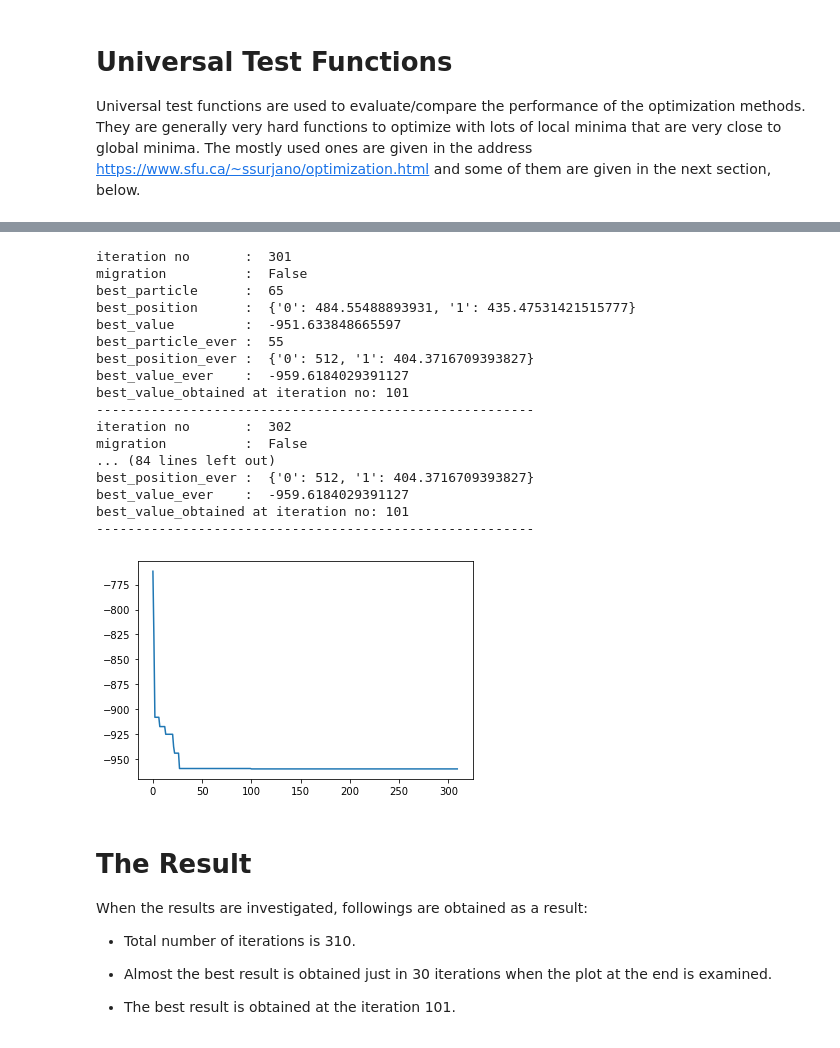
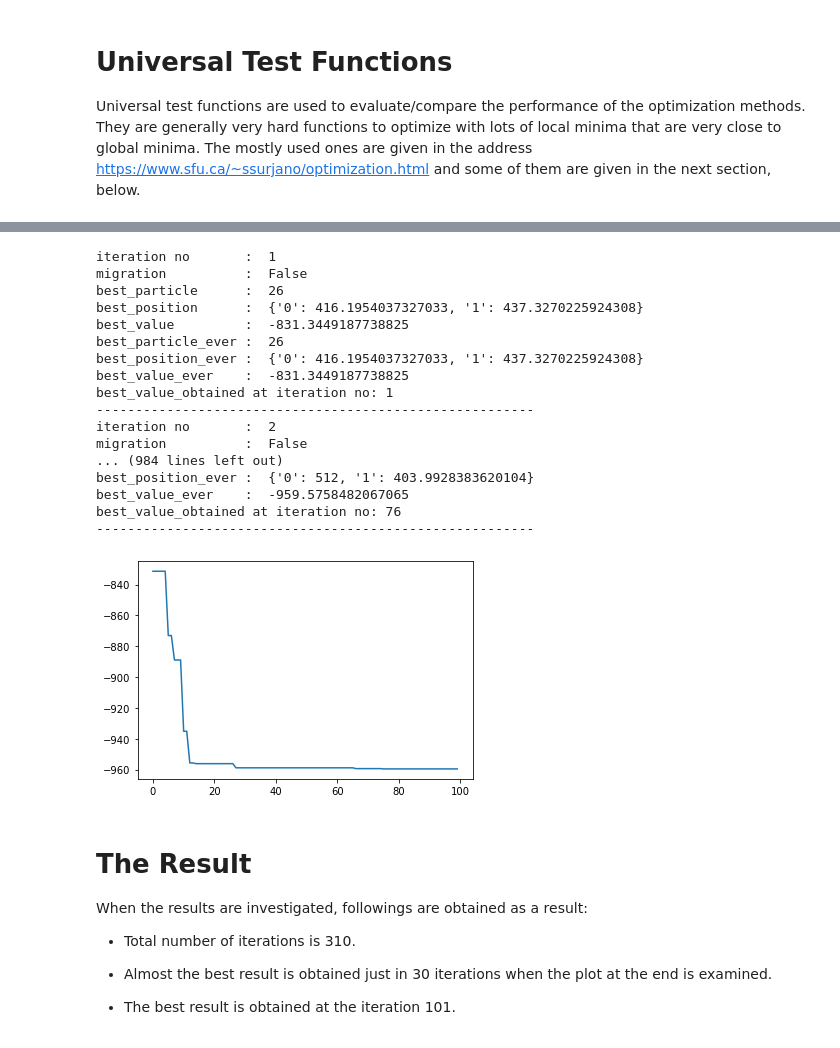
Before and after one commit to ibrahimkaya754/Particle-Swarm-Optimization-PSO-, a Jupyter notebook: PSO.ipynb, the cells around one changed output, grey strips where cells are left out. Saved outputs shown, nothing was run; the diff lists cells and outputs as text; code cells hidden in the pictures.

```diff
--- a/PSO.ipynb
+++ b/PSO.ipynb
@@ -39,10 +39,10 @@ class swarm():
         self.member       = {}
         self.pmig         = pmig
         self.iteration_no = 0
-        self.migrationexists = migrationexists
-        self.__coefficients()
+        self.migrationexists      = migrationexists
         self.best_value_iteration = 0
         self.best_value           = list([10**8])
+        self.__coefficients_()
 
         if self.func.__name__   == 'egg':
             self.lowerbounds  = [-512,-512]
@@ -75,7 +75,7 @@ class swarm():
         self._evaluate_fitness()
         self._distance()
 
-    def __coefficients(self):
+    def __coefficients_(self):
         self.BLUE  = (0,0,255)
         self.WHITE = (255,255,255)
         self.BLACK = (0,0,0)
@@ -383,26 +383,26 @@ The global optimum point is at (512,404.2319) with a value of -959.6407.
 particles = swarm(func=fitness_function['egg'],number_of_particles=100,display=True)
 # %%
 # Iterate Optimization
-particles.update(iteration=10)
+particles.update(iteration=100)
 # %% [output]
-iteration no       :  301
+iteration no       :  1
 migration          :  False
-best_particle      :  65
-best_position      :  {'0': 484.55488893931, '1': 435.47531421515777}
-best_value         :  -951.633848665597
-best_particle_ever :  55
-best_position_ever :  {'0': 512, '1': 404.3716709393827}
-best_value_ever    :  -959.6184029391127
-best_value_obtained at iteration no: 101
+best_particle      :  26
+best_position      :  {'0': 416.1954037327033, '1': 437.3270225924308}
+best_value         :  -831.3449187738825
+best_particle_ever :  26
+best_position_ever :  {'0': 416.1954037327033, '1': 437.3270225924308}
+best_value_ever    :  -831.3449187738825
+best_value_obtained at iteration no: 1
 --------------------------------------------------------
-iteration no       :  302
+iteration no       :  2
 migration          :  False
-... (84 lines left out)
-best_position_ever :  {'0': 512, '1': 404.3716709393827}
-best_value_ever    :  -959.6184029391127
-best_value_obtained at iteration no: 101
+... (984 lines left out)
+best_position_ever :  {'0': 512, '1': 403.9928383620104}
+best_value_ever    :  -959.5758482067065
+best_value_obtained at iteration no: 76
 --------------------------------------------------------
-[figure, old version]
+[figure, new version]
 # %% [markdown]
 # The Result
 
```
Also changed, not shown: parts of 3 cells of this notebook, 1 other file.
